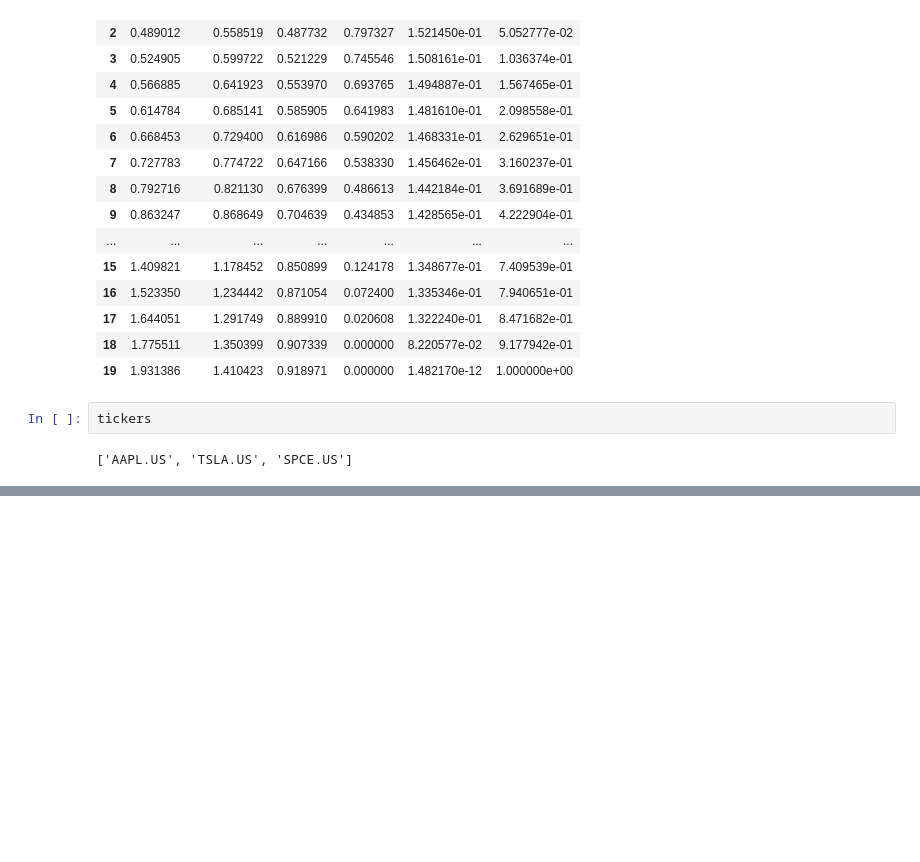
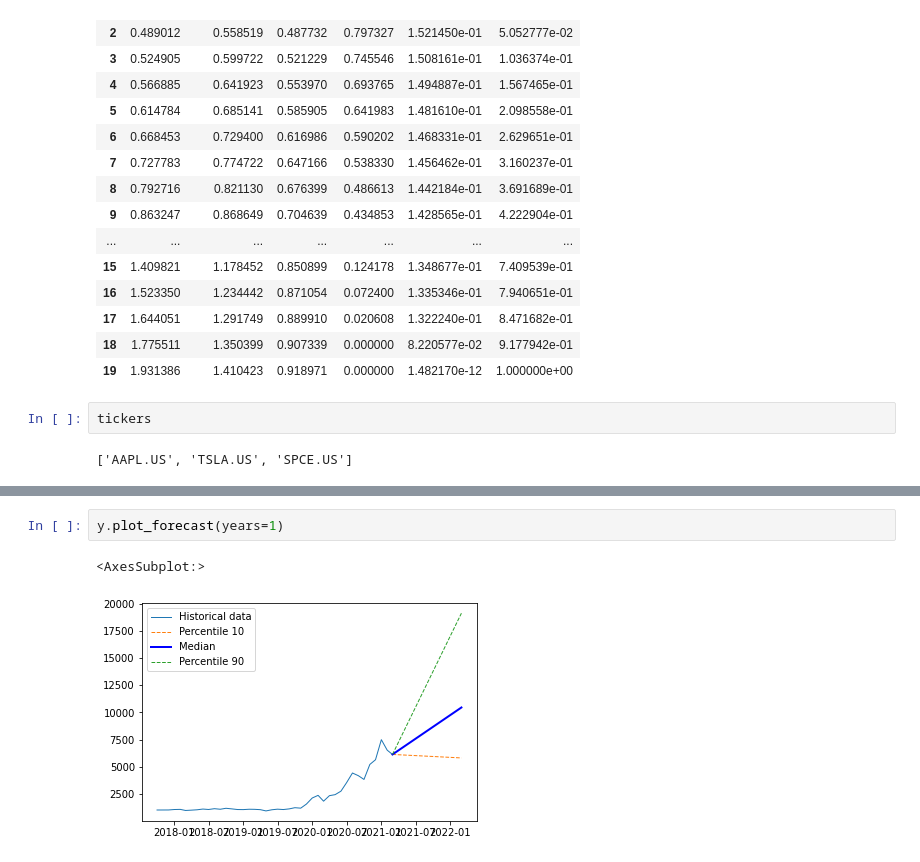
Before and after one commit to MatienkoAndrew/ML_2021, a Jupyter notebook: Diplom/okama.ipynb, the cells around one changed output, grey strips where cells are left out. Cells and saved outputs as stored; diff of their text form; blank space fills up the shorter version.

```diff
--- a/Diplom/okama.ipynb
+++ b/Diplom/okama.ipynb
@@ -344,3 +349,8 @@ fig_transition_map_test.update_layout(
 fig_transition_map_test.show()
 # %% [output]
 [interactive output not drawn]
+# %%
+y.plot_forecast(years=1)
+# %% [output]
+<AxesSubplot:>
+[figure, added]
```
Also changed, not shown: parts of 12 cells of this notebook, 7 other files.
